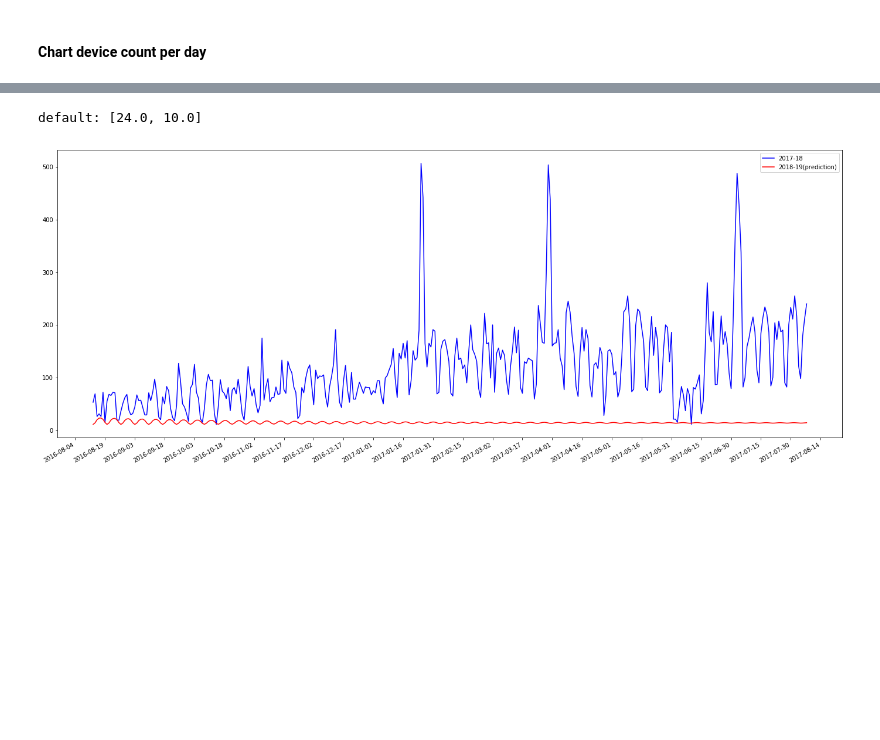
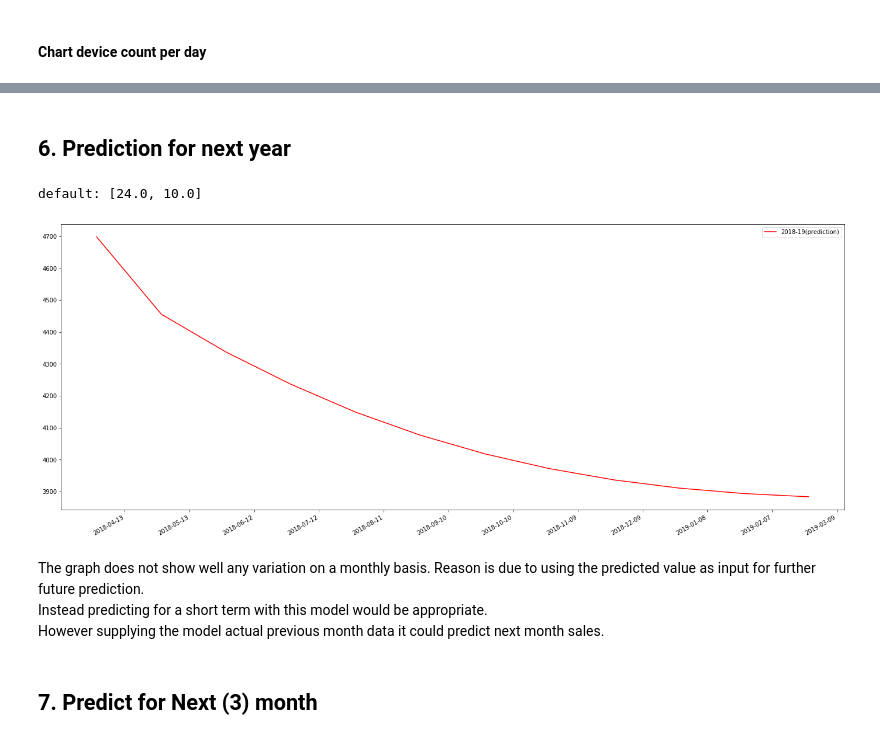
Before and after one commit to Kalinga/DS, a Jupyter notebook: Task2.ipynb, the cells around one changed output, grey strips where cells are left out. Saved outputs shown, nothing was run; the diff lists cells and outputs as text; code cells hidden in the pictures; blank space fills up the shorter version.

```diff
--- a/Task2.ipynb
+++ b/Task2.ipynb
@@ -552,0 +760,2 @@ Predict 360 day
+# %% [markdown]
+## 6. Prediction for next year
@@ -553,27 +768,68 @@ Predict 360 day
+# %%
+future_months_no = 12
+next_year=list()
+input_next_year_X = test_set[-1:,1:]
+pred_count = df_supervised["count"][-1:].values[0]
+
+for i in range(1, future_months_no + 1):
+    # make a prediction
+    #print("Predict %d day"%i)
+    scaled_X = scaler_.transform(input_next_year_X)
+    scaled_X = scaled_X.reshape(1, scaled_X.shape[0], scaled_X.shape[1])
+
+    yhat = model.predict(scaled_X)
+
+    #reshape y_pred for inverse transform
+    yhat = yhat.reshape(yhat.shape[0], 1, yhat.shape[1])
+    pred_test_set = []
+    for index in range(0,len(yhat)):
+        pred_test_set.append(np.concatenate([yhat[index],X_test[index]],axis=1))
+
+    pred_test_set = np.array(pred_test_set)
+
+    #reshape pred_test_set
+    pred_test_set = pred_test_set.reshape(pred_test_set.shape[0], pred_test_set.shape[2])
+
+    #inverse transform
+    pred_test_set_inv = scaler.inverse_transform(pred_test_set)
+
+    next_year.append(pred_count + pred_test_set_inv[0][0])
+    pred_count = pred_count + pred_test_set_inv[0][0]
+
+    # prepare the input for next prediction using the previous predicted value
+    input_next_year_X = np.delete(input_next_year_X[0], 2)
+    input_next_year_X = np.insert(input_next_year_X, 0, pred_count)
+    input_next_year_X = input_next_year_X.reshape( 1, input_next_year_X.shape[0])
 # %%
 #len(next_year)
 #next_year
 # %%
-start = pd.Timestamp('2016-08-13')
-end = start + timedelta(days=360)
-days = mdates.drange(start, end,dt.timedelta(days=1))
+start = pd.Timestamp('2018-03-31')
+end = start + timedelta(days=30 * future_months_no)
+days = mdates.drange(start, end, timedelta(days=30))
 
 plt.gca().xaxis.set_major_formatter(mdates.DateFormatter('%Y-%m-%d'))
-plt.gca().xaxis.set_major_locator(mdates.DayLocator(interval=15))
+plt.gca().xaxis.set_major_locator(mdates.DayLocator(interval=30))
 
-plt.plot(days, values, "-b", label='2017-18') # previous year
+#plt.plot(days, values, "-b", label='2017-18') # previous year
 plt.plot(days, next_year,    "-r"   , label='2018-19(prediction)')   # forecast
 
 plt.legend(loc="upper right")
 plt.gcf().autofmt_xdate()
 
 fig_size = plt.rcParams["figure.figsize"]
 print("default:", fig_size)
 fig_size[0] = 24
 fig_size[1] = 10
 plt.rcParams["figure.figsize"] =  fig_size
 
 plt.show()
 # %% [output]
 default: [24.0, 10.0]
-[figure, old version]
+[figure, new version]
+# %% [markdown]
+The graph does not show well any variation on a monthly basis. Reason is due to using the predicted value as input for further future prediction.
+Instead predicting for a short term with this model would be appropriate.
+However supplying the model actual previous month data it could predict next month sales.
+# %% [markdown]
+## 7. Predict for Next (3) month
```
Also changed, not shown: parts of 146 cells of this notebook.
